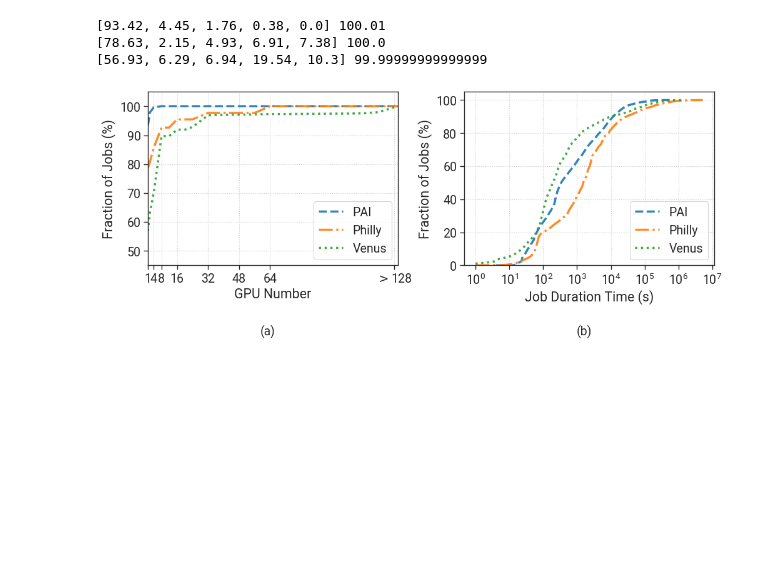
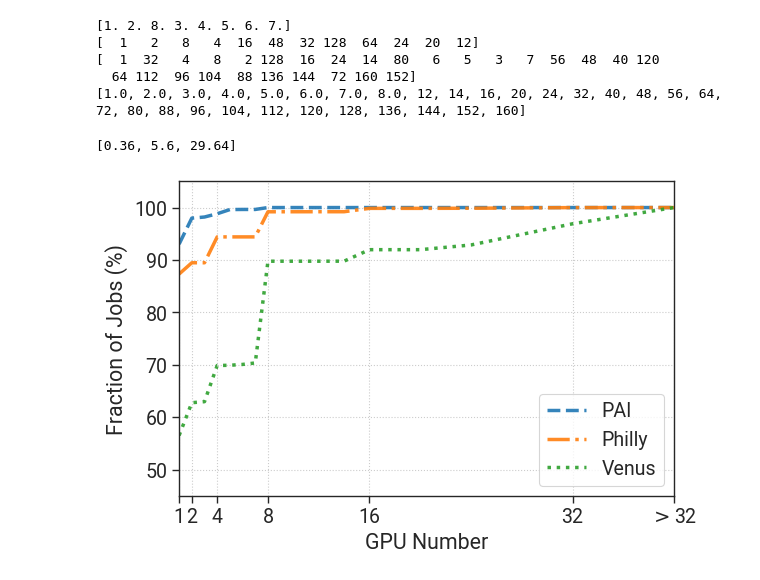
Before and after one commit to CUG-nhf/simulator, a Jupyter notebook: plot/tarce_analysis.ipynb, the cells around one changed output. Drawn from its saved outputs; the diff is of its cells as text; code cells hidden in the pictures; blank space fills up the shorter version.

```diff
--- a/plot/tarce_analysis.ipynb
+++ b/plot/tarce_analysis.ipynb
@@ -31,7 +32,7 @@ for idx, data in enumerate(data_name):
 		trace_dir = data_dir + data
 		vc_dict = pd.read_pickle(data_dir + data + '/vc_dict_homo.pkl')
 		trace_range = ('2017-10-01 00:00:00', '2017-11-30 23:59:00')
-		trace_df, start_ts = utils.trace_philly_process(trace_dir, trace_range, vc_dict, need_mutation=True)
+		trace_df, start_ts = utils.trace_philly_process(trace_dir, trace_range, vc_dict)
 	elif data == 'PAI':
 		vc_dict = pd.read_pickle(data_dir + 'ali20/vc_dict_homo.pkl')
 		trace_dir = data_dir + 'ali20'
@@ -42,3 +43,6 @@ for idx, data in enumerate(data_name):
 		trace_range = ('2020-09-01 00:00:00', '2020-09-26 23:59:00')
 		trace_df, _ = utils.trace_process(trace_dir, trace_range, vc_dict)
 	trace_dfs.append(trace_df)
+# %%
+for df in trace_dfs:
+	print(df.shape)
@@ -45,21 +104,29 @@ for idx, data in enumerate(data_name):
+# %%
+s = set()
+for df in trace_dfs:
+	print(df.gpu_num.unique())
+	for g in df.gpu_num.unique():
+		s.add(g)
+print(sorted(s))
+# %% [output]
+[1. 2. 8. 3. 4. 5. 6. 7.]
+[  1   2   8   4  16  48  32 128  64  24  20  12]
+[  1  32   4   8   2 128  16  24  14  80   6   5   3   7  56  48  40 120
+  64 112  96 104  88 136 144  72 160 152]
+[1.0, 2.0, 3.0, 4.0, 5.0, 6.0, 7.0, 8.0, 12, 14, 16, 20, 24, 32, 40, 48, 56, 64, 72, 80, 88, 96, 104, 112, 120, 128, 136, 144, 152, 160]
 # %%
+ratios = []
 for df in trace_dfs:
-	ratios = []
-	for gpu in [1, 2, 4, 8, 9]:
-		if gpu <= 8:
-			tmp = df[df['gpu_num'] == gpu]
-		else:
-			tmp = df[df['gpu_num'] > 8]
-		ratios.append(round(len(tmp) / len(df) * 100, 2))
-	print(ratios, sum(ratios))
+	tmp = df[df['gpu_num'] >= 8]
+	ratios.append(round(len(tmp) / len(df) * 100, 2))
+print(ratios)
 # %% [output]
-[93.42, 4.45, 1.76, 0.38, 0.0] 100.01
-[78.63, 2.15, 4.93, 6.91, 7.38] 100.0
-[56.93, 6.29, 6.94, 19.54, 10.3] 99.99999999999999
+[0.36, 5.6, 29.64]
 # %%
 # CDFs of GPU Number & Duration Time
 
-fig, (ax1, ax2) = plt.subplots(ncols=2, nrows=1, constrained_layout=True, figsize=(10, 4))
+# fig, (ax1, ax2) = plt.subplots(ncols=2, nrows=1, constrained_layout=True, figsize=(10, 4))
+fig, ax1 = plt.subplots(ncols=1, nrows=1, constrained_layout=True, figsize=(6, 3.8))
 
 linestyles = ["--", "-.", ":", "--"]
 
@@ -68,50 +135,50 @@ for idx, trace_df in enumerate(trace_dfs):
 	gpu_counter = trace_df.gpu_num.value_counts()
 	gpu_counter.sort_index(inplace=True)
 
-	gpu = [1,2,4,8,12,16,20,24,32,40,48,56,64,72,80,88,96,104,112,120,128,130]
+	gpu = [1, 2, 3, 4, 5, 6, 7, 8, 12, 14, 16, 20, 24, 32, 40] #
 	values = [0 for _ in range(len(gpu))]
 	for k, v in gpu_counter.items():
-		if k <= 128:
+		if k < gpu[-1]:
 			values[gpu.index(k)] = v
 		else:
 			values[-1] += v
 	gpu_cdf = np.cumsum(values) / sum(values) * 100
 
 	# Duration Ratio
 	duration_counter = trace_df.duration.value_counts()
 	duration_counter.sort_index(inplace=True)
 	duration_index = duration_counter.index
 	duration_value = duration_counter.values
 	y_cdf = np.cumsum(duration_value) / sum(duration_value) * 100
 
 	ax1.plot(gpu, gpu_cdf, linestyles[idx], alpha=0.9, label=data_name[idx])
 
-	ax2.plot(duration_index, y_cdf, linestyles[idx], alpha=0.9, label=data_name[idx])
+	# ax2.plot(duration_index, y_cdf, linestyles[idx], alpha=0.9, label=data_name[idx])
 
 ax1.set_xlabel(f"GPU Number")
 ax1.set_ylabel(f"Fraction of Jobs (%)")
-xticks = [1, 4, 8, 16, 32, 48, 64, 128]
+xticks = [1, 2, 4, 8, 16, 32, 40]
 ax1.set_xticks(xticks)
-ax1.set_xticklabels([1, 4, 8, 16, 32, 48, 64, "$>$128"])
-ax1.set_xlim(1, gpu[-1])
+ax1.set_xticklabels([1, 2, 4, 8, 16, 32, "$>$32"])
+ax1.set_xlim(1, 40)
 ax1.set_ylim(45, 105)
 ax1.legend(loc="lower right")
-ax1.text(0.45, -0.4, "(a)", transform=ax1.transAxes, size=14)
+# ax1.text(0.45, -0.4, "(a)", transform=ax1.transAxes, size=14)
 ax1.grid(linestyle=":")
 
-ax2.set_xlabel(f"Job Duration Time (s)")
-ax2.set_ylabel(f"Fraction of Jobs (%)")
-ax2.set_xscale("log")
-ax2.set_xticks([1e0, 1e1, 1e2, 1e3, 1e4, 1e5, 1e6, 1e7])
-ax2.set_ylim(0, 105)
-ax2.legend(loc="lower right")
-ax2.grid(linestyle=":")
-ax2.text(0.45, -0.4, "(b)", transform=ax2.transAxes, size=14)
+# ax2.set_xlabel(f"Job Duration Time (s)")
+# ax2.set_ylabel(f"Fraction of Jobs (%)")
+# ax2.set_xscale("log")
+# ax2.set_xticks([1e0, 1e1, 1e2, 1e3, 1e4, 1e5, 1e6, 1e7])
+# ax2.set_ylim(0, 105)
+# ax2.legend(loc="lower right")
+# ax2.grid(linestyle=":")
+# ax2.text(0.45, -0.4, "(b)", transform=ax2.transAxes, size=14)
 
 save = False
 if save:
 	fig.savefig(
-		f"./job_cdf_jobtime.pdf", bbox_inches="tight", dpi=600,
+		f"../figures/job_cdf_jobtime.pdf", bbox_inches="tight", dpi=600,
 	)
 # %% [output]
-[figure, old version]
+[figure, new version]
```
Also changed, not shown: parts of 4 cells of this notebook, 21 other files.
